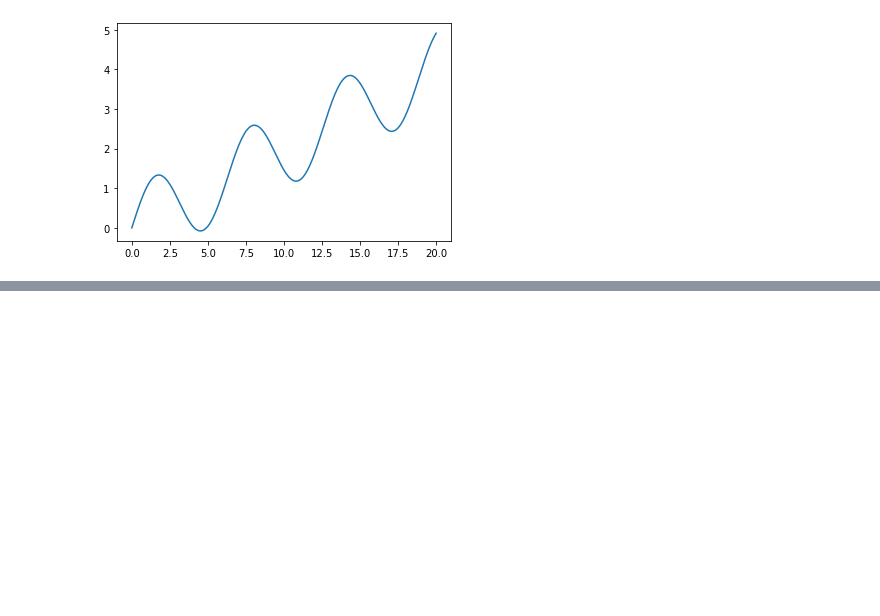
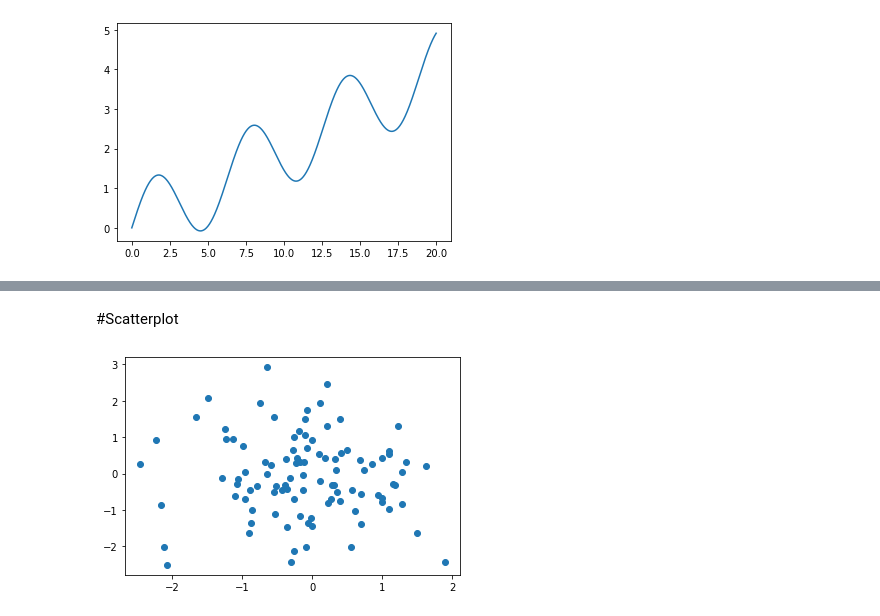
Before and after one commit to zulfanandria/Deep-Learning-Prerequisites, a Jupyter notebook: Matplotlib.ipynb, the cells around one changed output, grey strips where cells are left out. Saved outputs shown, nothing was run; the diff lists cells and outputs as text; code cells hidden in the pictures; blank space fills up the shorter version.

```diff
--- a/Matplotlib.ipynb
+++ b/Matplotlib.ipynb
@@ -16,0 +29,7 @@ plt.plot(x, y)
+# %% [markdown]
+#Scatterplot
+# %%
+x = np.random.randn(100, 2)
+plt.scatter(x[:,0], x[:,1]);
+# %% [output]
+[figure, added]
```
Also changed, not shown: parts of 21 cells of this notebook.
